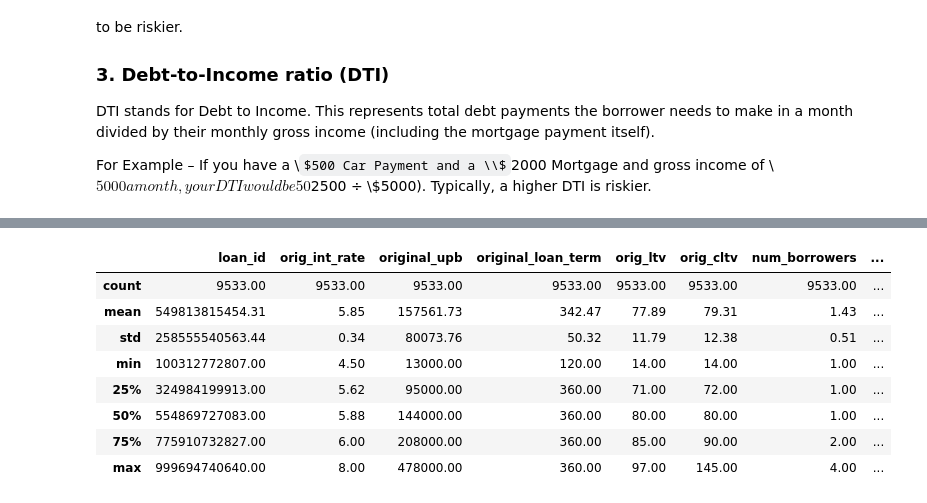
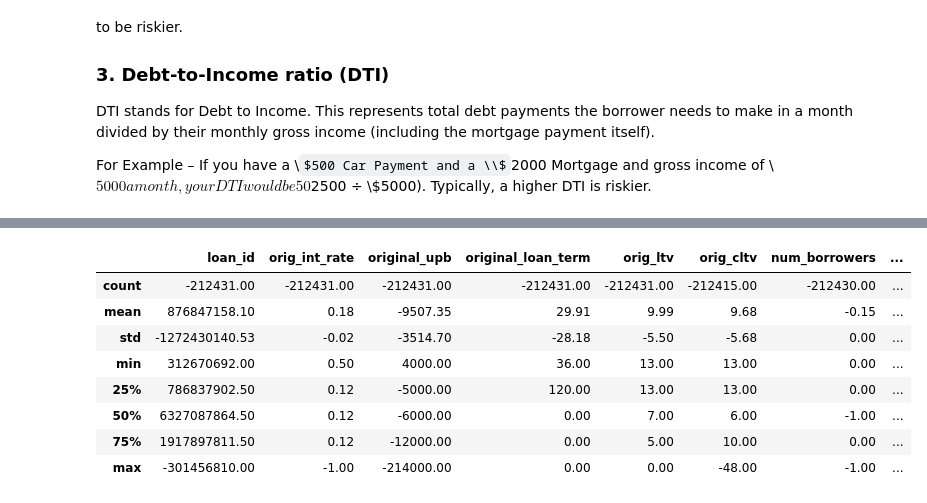
Before and after one commit to jcabiles/AnalysisPractice, a Jupyter notebook: foreclosed_loans_analysis/Analysis of Foreclosed Loans.ipynb, the cells around one changed output, grey strips where cells are left out. Drawn from its saved outputs; the diff is of its cells as text; code cells hidden in the pictures; some formulas as TeX source.

Commit message:
Compare summaries of foreclosed vs. non-foreclosed loans

```diff
--- a/foreclosed_loans_analysis/Analysis of Foreclosed Loans.ipynb
+++ b/foreclosed_loans_analysis/Analysis of Foreclosed Loans.ipynb
@@ -87,12 +114,12 @@ all_loans.describe()
 # %%
-all_loans[all_loans.foreclosure_date.notnull()].describe()
+all_loans[all_loans.foreclosure_date.notnull()].describe() - all_loans[all_loans.foreclosure_date.isnull()].describe()
 # %% [output]
 |  | loan_id | orig_int_rate | original_upb | original_loan_term | orig_ltv | orig_cltv | num_borrowers | ... |
-| count | 9533.00 | 9533.00 | 9533.00 | 9533.00 | 9533.00 | 9533.00 | 9533.00 | ... |
-| mean | 549813815454.31 | 5.85 | 157561.73 | 342.47 | 77.89 | 79.31 | 1.43 | ... |
-| std | 258555540563.44 | 0.34 | 80073.76 | 50.32 | 11.79 | 12.38 | 0.51 | ... |
-| min | 100312772807.00 | 4.50 | 13000.00 | 120.00 | 14.00 | 14.00 | 1.00 | ... |
-| 25% | 324984199913.00 | 5.62 | 95000.00 | 360.00 | 71.00 | 72.00 | 1.00 | ... |
-| 50% | 554869727083.00 | 5.88 | 144000.00 | 360.00 | 80.00 | 80.00 | 1.00 | ... |
-| 75% | 775910732827.00 | 6.00 | 208000.00 | 360.00 | 85.00 | 90.00 | 2.00 | ... |
-| max | 999694740640.00 | 8.00 | 478000.00 | 360.00 | 97.00 | 145.00 | 4.00 | ... |
+| count | -212431.00 | -212431.00 | -212431.00 | -212431.00 | -212431.00 | -212415.00 | -212430.00 | ... |
+| mean | 876847158.10 | 0.18 | -9507.35 | 29.91 | 9.99 | 9.68 | -0.15 | ... |
+| std | -1272430140.53 | -0.02 | -3514.70 | -28.18 | -5.50 | -5.68 | 0.00 | ... |
+| min | 312670692.00 | 0.50 | 4000.00 | 36.00 | 13.00 | 13.00 | 0.00 | ... |
+| 25% | 786837902.50 | 0.12 | -5000.00 | 120.00 | 13.00 | 13.00 | 0.00 | ... |
+| 50% | 6327087864.50 | 0.12 | -6000.00 | 0.00 | 7.00 | 6.00 | -1.00 | ... |
+| 75% | 1917897811.50 | 0.12 | -12000.00 | 0.00 | 5.00 | 10.00 | 0.00 | ... |
+| max | -301456810.00 | -1.00 | -214000.00 | 0.00 | 0.00 | -48.00 | -1.00 | ... |
```
Also changed, not shown: parts of 3 cells of this notebook.
